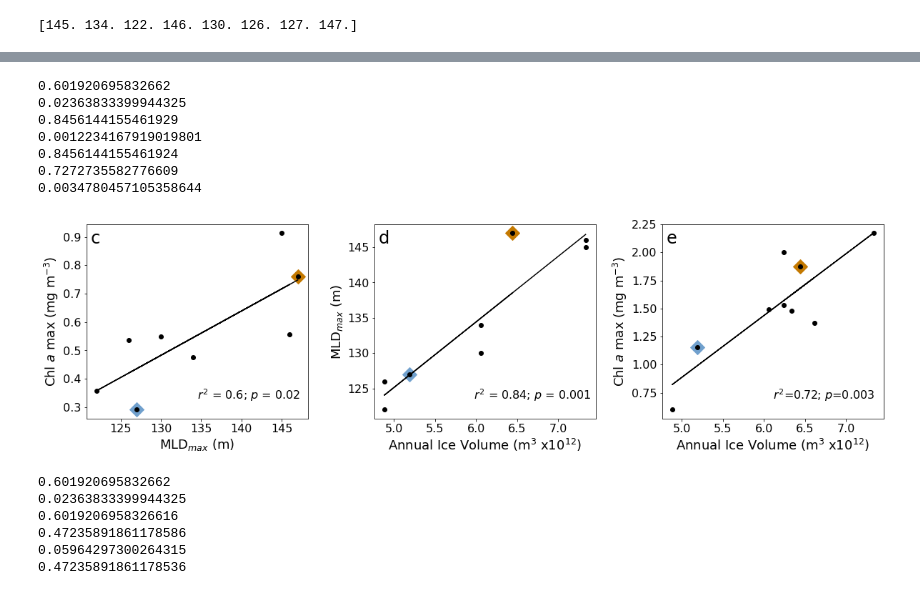
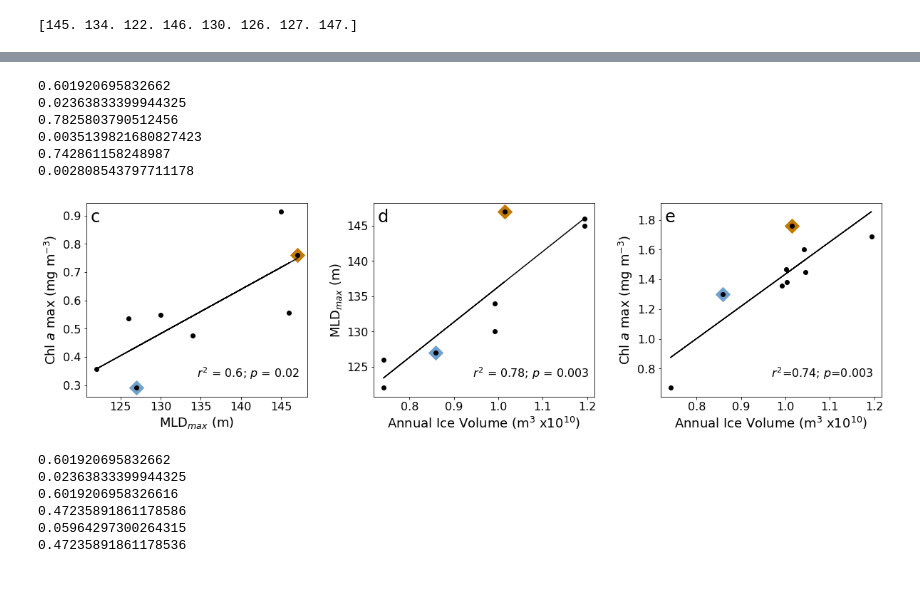
Before and after one commit to isgiddy/roammiz-seaice-impacts-organic-carbon, a Jupyter notebook: notebooks/02_Phenology.ipynb, the cells around one changed output, grey strips where cells are left out. Saved outputs shown, nothing was run; the diff lists cells and outputs as text; code cells hidden in the pictures.

Commit message:
fix ice volume calculation

```diff
--- a/notebooks/02_Phenology.ipynb
+++ b/notebooks/02_Phenology.ipynb
@@ -881,0 +822,11 @@ plt.ylim(-63,-59)
+# %%
+# distance in grid cells (1 degree cells)
+
+import gsw
+distance_array = gsw.distance((ds.ice_conc.lon[:-1,5:16]).stack().values,(ds.ice_conc.lat[:-1,5:16]).stack().values)
+subset_icethickness=(icethick.thickness[-3287:,-3:,-15:-5].values)/100   #in meters
+subset_ice=ds.ice_conc.sel(time=slice('2011-01-01','2019-12-31'))[:,:-1,5:15]*distance_array  #ice conc per meter
+
+# ice volume summed over each year in space
+
+ice_volume=((subset_ice*subset_icethickness).resample(time='Y').sum().sum(dim='latitude').sum(dim='longitude'))/1e10
@@ -919,6 +915,3 @@ meridional_distance=gsw.distance((0.5,0.5),(-60,-61))
 # %%
-iceindA= np.repeat((((iceind[:,-3:,-10:-5].values/100).sum(1)*zonal_distance).sum(1)*meridional_distance),2)[-10:-1]/1e12
+iceindA = np.repeat(test_ice_volume,2)[-10:-1]
 iceindA=np.delete(iceindA,6) # remove year that doesnt have a corressponding MLD estimate
-iceindA
-
-#/1e4     # select box of interest
@@ -978,6 +967,7 @@ years=[2016,2016,2017,2017,2018,2018,2019,2020]
 
 Y=np.array(mld_sortedbyyear)
 X = np.array(iceindA)
+# X =
 
 mask = ~np.isnan(X)&~np.isnan(Y)
 
@@ -991,7 +981,7 @@ print(pearsonr(X.flatten(),Y.flatten())[1])
 linear_regressor = LinearRegression()
 linear_regressor.fit(X,Y)
 Y_pred = linear_regressor.predict(X)
-print(linear_regressor.score(X,Y))
+# print(linear_regressor.score(X,Y))
 
 
 # ax2.set_title('ARGO floats')
@@ -1001,16 +991,18 @@ ax2.scatter(iceindA[-2],mld2[-2],s=200,color=lightblue,marker='D')
 cs=ax2.scatter(iceindA,mld_sortedbyyear,c='k')
 
 ax2.plot(X,Y_pred,c='k',label='r$^2$=0.72, p=0.003')
-ax2.set_xlabel('Annual Ice Volume (m$^3$ x10$^{12}$)' )
+ax2.set_xlabel('Annual Ice Volume (m$^3$ x10$^{10}$)' )
 ax2.set_ylabel('MLD$_{max}$ (m)')
 
-ax2.text(0.45,0.1,'$\it{r^2}$ = 0.84; $\it{p}$ = 0.001',transform=ax2.transAxes,fontsize=16)
+ax2.text(0.45,0.1,'$\it{r^2}$ = 0.78; $\it{p}$ = 0.003',transform=ax2.transAxes,fontsize=16)
 
 ax3=fig.add_subplot(133)
 
-X = (((iceind[:,-3:,-10:-5].values/100).sum(1)*zonal_distance).sum(1)*meridional_distance)/1e12
+# X = (((iceind[:,-3:,-10:-5].values/100).sum(1)*zonal_distance).sum(1)*meridional_distance)/1e12
 
-Y = max_magnitude_all[:,-3:,-10:-5].mean(1).mean(1)*2
+X = ice_volume.values
+
+Y = np.mean(np.mean(max_magnitude_all[:,-3:,-15:-5],1),1)*2
 
 mask = ~np.isnan(X)&~np.isnan(Y)
 X= X[mask]
@@ -1021,41 +1013,40 @@ ax3.scatter(X[-2],Y[-2],s=200,color=lightblue,marker='D')
 ax3.scatter(X,Y,c='k')
 
 X=X.reshape(-1,1)
 Y=Y.reshape(-1,1)
 
 print(pearsonr(X.flatten(),Y.flatten())[0]**2)
 print(pearsonr(X.flatten(),Y.flatten())[1])
 
 
 linear_regressor = LinearRegression()
 linear_regressor.fit(X,Y)
 Y_pred = linear_regressor.predict(X)
 # print(linear_regressor.score(X,Y))
 
 
 ax3.plot(X,Y_pred,c='k')
-ax3.text(0.5,0.1,'$\it{r^2}$=0.72; $\it{p}$=0.003',transform=ax3.transAxes,fontsize=16)
+ax3.text(0.5,0.1,'$\it{r^2}$=0.74; $\it{p}$=0.003',transform=ax3.transAxes,fontsize=16)
 ax3.set_title('')
 
 ax3.set_ylabel('Chl $\it{a}$ max (mg m$^{-3}$)')
-ax3.set_xlabel('Annual Ice Volume (m$^3$ x10$^{12}$)')
+ax3.set_xlabel('Annual Ice Volume (m$^3$ x10$^{10}$)')
 
 ax1.text(0.02,0.9,'c',transform=ax1.transAxes,fontsize=24,bbox=dict(facecolor='white', edgecolor='None',alpha=0.4))
 ax2.text(0.02,0.9,'d',transform=ax2.transAxes,fontsize=24,bbox=dict(facecolor='white', edgecolor='None',alpha=0.4))
 ax3.text(0.02,0.9,'e',transform=ax3.transAxes,fontsize=24,bbox=dict(facecolor='white', edgecolor='None',alpha=0.4))
 
 
 plt.subplots_adjust(wspace=0.3)
 plt.savefig('../results/figures/figure2b.png',dpi=150,bbox_inches='tight')
 # %% [output]
 0.601920695832662
 0.02363833399944325
-0.8456144155461929
-0.0012234167919019801
-0.8456144155461924
-0.7272735582776609
-0.0034780457105358644
+0.7825803790512456
+0.0035139821680827423
+0.742861158248987
+0.002808543797711178
-[figure, old version]
+[figure, new version]
 # %%
 # Additional regression showing chl-a and n2 relationship
 ds4467=xr.open_dataset('../data/argo/argo4467.nc')
```
Also changed, not shown: parts of 9 cells of this notebook, 1 other file.
